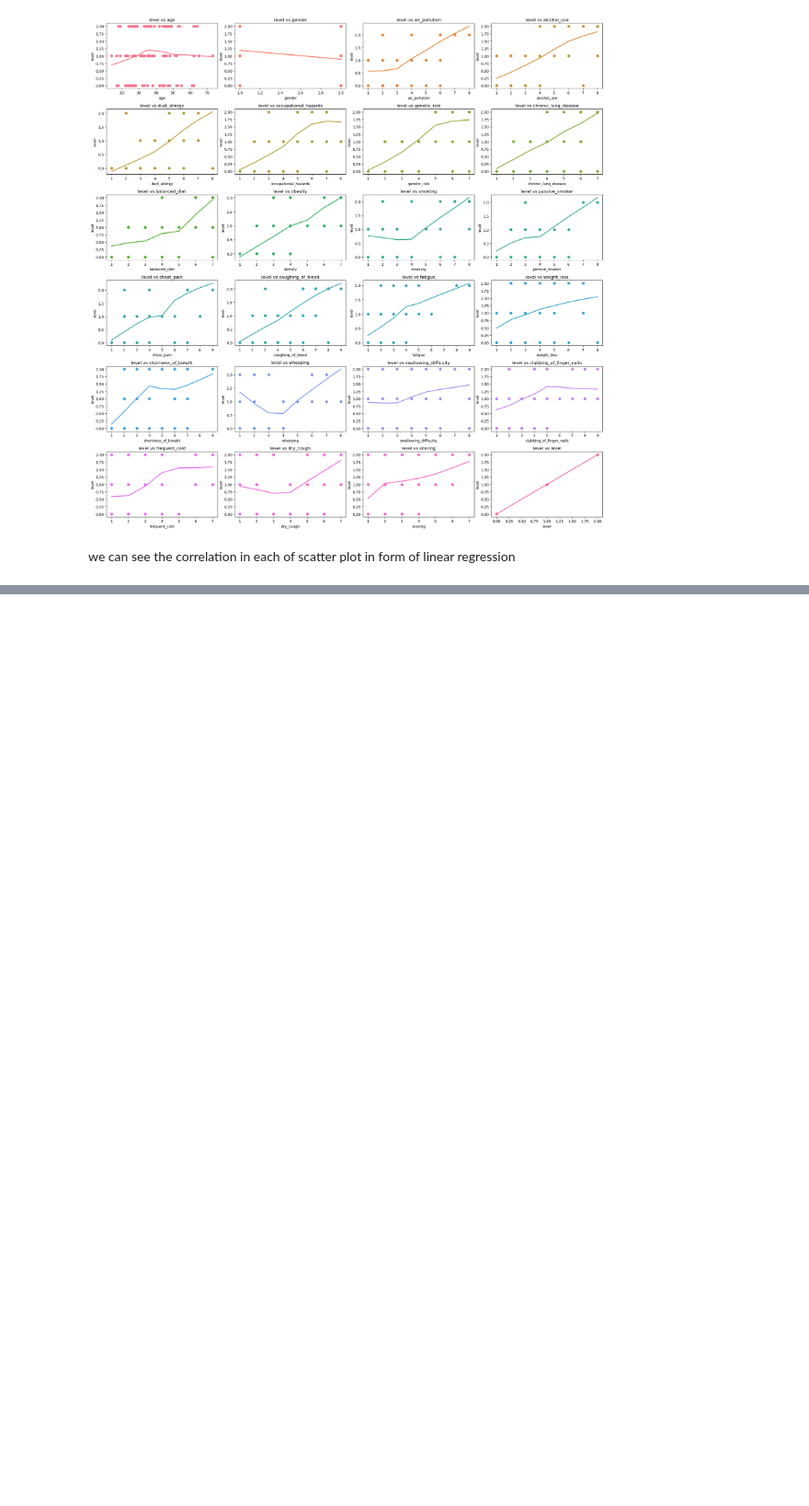
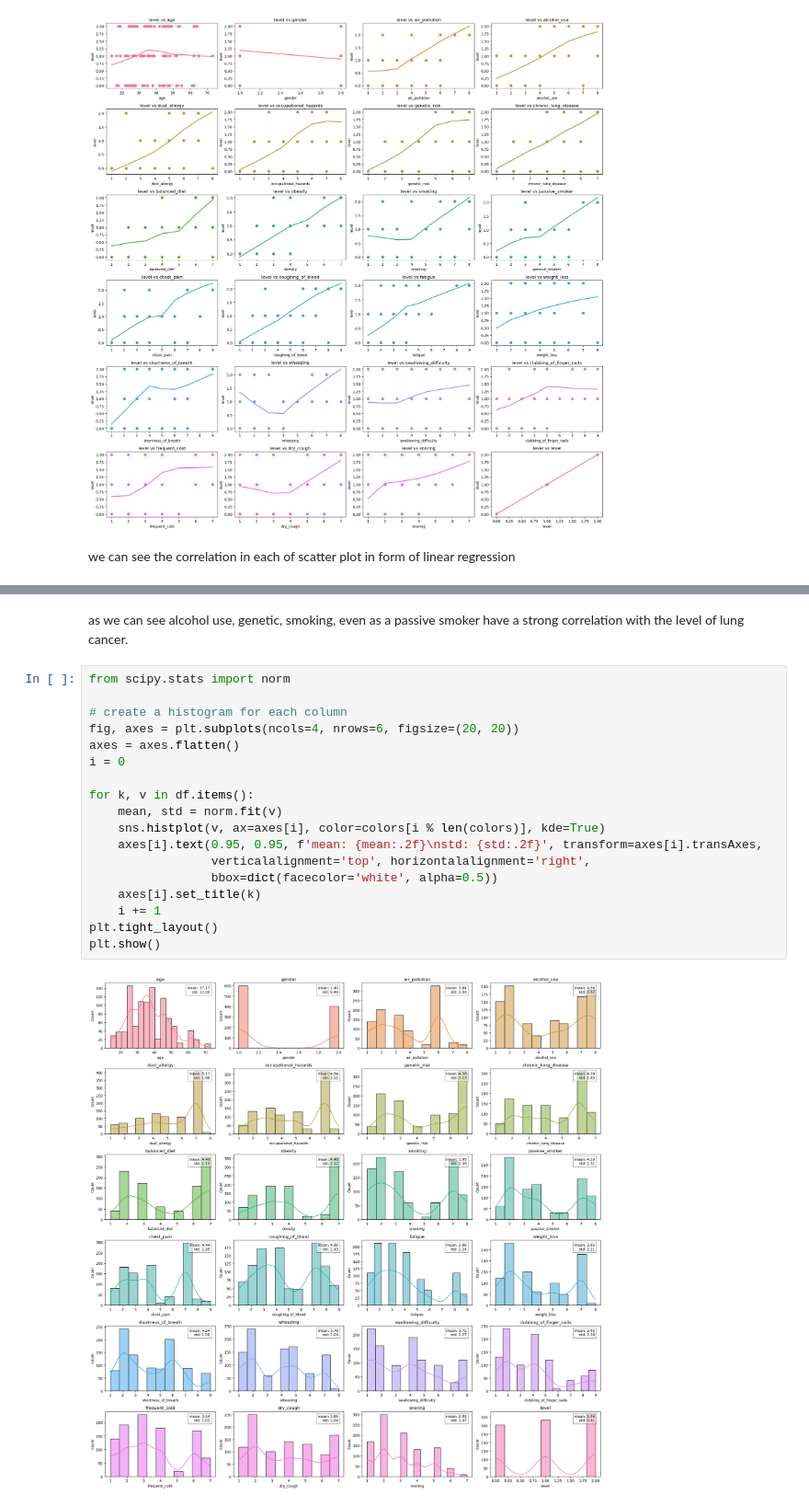
Before and after one commit to Ifdhal17/lung-cancer-predictions, a Jupyter notebook: lung-cancer-prediction.ipynb, the cells around one changed output, grey strips where cells are left out. Shown at 92% size. Saved outputs shown, nothing was run; the diff lists cells and outputs as text; blank space fills up the shorter version.

```diff
--- a/lung-cancer-prediction.ipynb
+++ b/lung-cancer-prediction.ipynb
@@ -198,0 +210,22 @@ we can see the correlation in each of scatter plot in form of linear regression
+# %% [markdown]
+as we can see alcohol use, genetic, smoking, even as a passive smoker have a strong correlation with the level of lung cancer.
+# %%
+from scipy.stats import norm
+
+# create a histogram for each column
+fig, axes = plt.subplots(ncols=4, nrows=6, figsize=(20, 20))
+axes = axes.flatten()
+i = 0
+
+for k, v in df.items():
+    mean, std = norm.fit(v)
+    sns.histplot(v, ax=axes[i], color=colors[i % len(colors)], kde=True)
+    axes[i].text(0.95, 0.95, f'mean: {mean:.2f}\nstd: {std:.2f}', transform=axes[i].transAxes,
+                 verticalalignment='top', horizontalalignment='right',
+                 bbox=dict(facecolor='white', alpha=0.5))
+    axes[i].set_title(k)
+    i += 1
+plt.tight_layout()
+plt.show()
+# %% [output]
+[figure, added]
```
Also changed, not shown: parts of 1 cell of this notebook.
